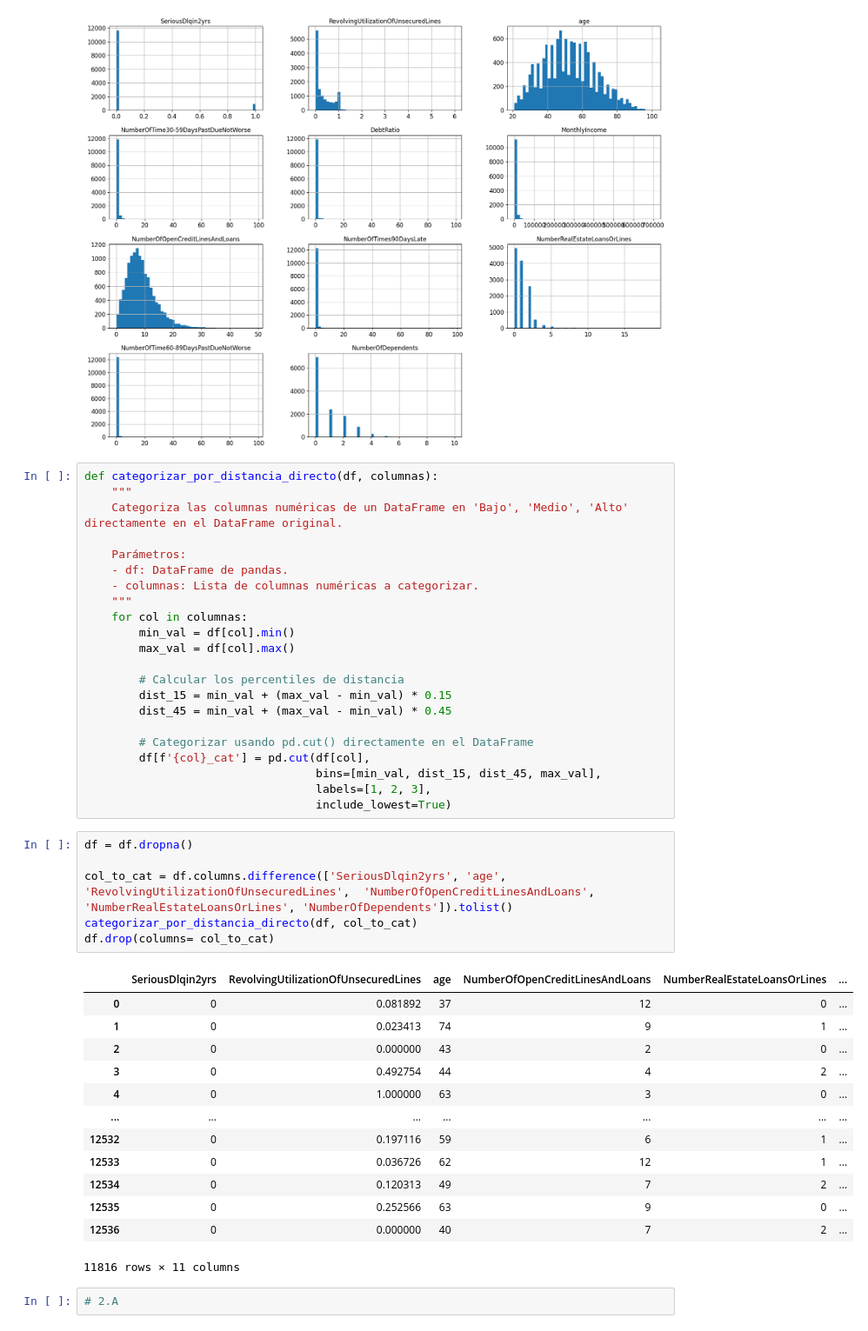
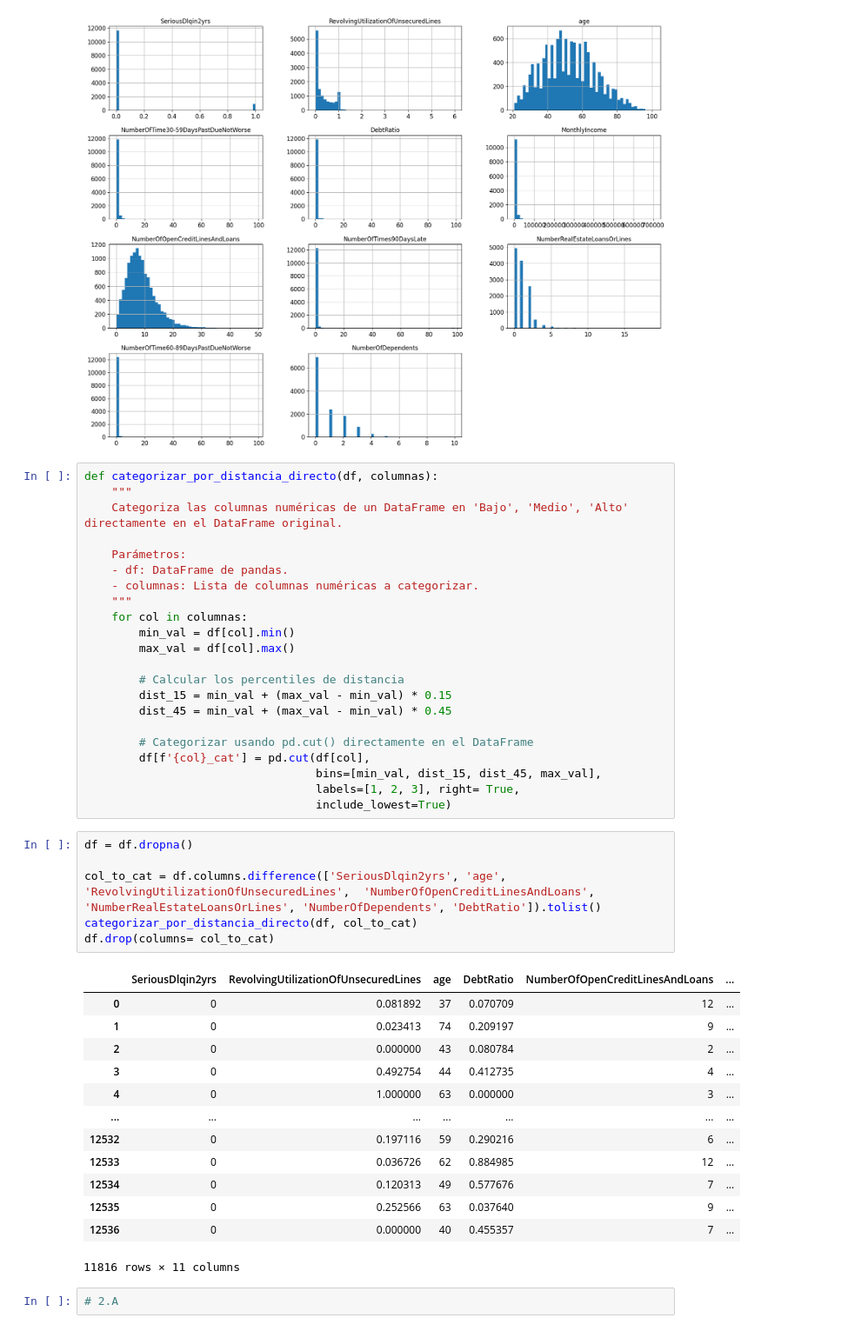
Before and after one commit to OKy9413/ONLINE_DS_THEBRIDGE_EXERSISES, a Jupyter notebook: 04_Machine_Learning/Sprint_16/Unidad_02/Practica_Obligatoria/18_Practica_Obligatoria_Seleccion_Features.ipynb, the cells around one changed output. Shown at 87% size. Drawn from its saved outputs; the diff is of its cells as text.

```diff
--- a/04_Machine_Learning/Sprint_16/Unidad_02/Practica_Obligatoria/18_Practica_Obligatoria_Seleccion_Features.ipynb
+++ b/04_Machine_Learning/Sprint_16/Unidad_02/Practica_Obligatoria/18_Practica_Obligatoria_Seleccion_Features.ipynb
@@ -103,27 +103,27 @@ def categorizar_por_distancia_directo(df, columnas):
         # Categorizar usando pd.cut() directamente en el DataFrame
         df[f'{col}_cat'] = pd.cut(df[col],
                                   bins=[min_val, dist_15, dist_45, max_val],
-                                  labels=[1, 2, 3],
+                                  labels=[1, 2, 3], right= True,
                                   include_lowest=True)
 # %%
 df = df.dropna()
 
-col_to_cat = df.columns.difference(['SeriousDlqin2yrs', 'age', 'RevolvingUtilizationOfUnsecuredLines',  'NumberOfOpenCreditLinesAndLoans', 'NumberRealEstateLoansOrLines', 'NumberOfDependents']).tolist()
+col_to_cat = df.columns.difference(['SeriousDlqin2yrs', 'age', 'RevolvingUtilizationOfUnsecuredLines',  'NumberOfOpenCreditLinesAndLoans', 'NumberRealEstateLoansOrLines', 'NumberOfDependents', 'DebtRatio']).tolist()
 categorizar_por_distancia_directo(df, col_to_cat)
 df.drop(columns= col_to_cat)
 # %% [output]
-|  | SeriousDlqin2yrs | RevolvingUtilizationOfUnsecuredLines | age | NumberOfOpenCreditLinesAndLoans | NumberRealEstateLoansOrLines | ... |
-| 0 | 0 | 0.081892 | 37 | 12 | 0 | ... |
-| 1 | 0 | 0.023413 | 74 | 9 | 1 | ... |
-| 2 | 0 | 0.000000 | 43 | 2 | 0 | ... |
-| 3 | 0 | 0.492754 | 44 | 4 | 2 | ... |
-| 4 | 0 | 1.000000 | 63 | 3 | 0 | ... |
+|  | SeriousDlqin2yrs | RevolvingUtilizationOfUnsecuredLines | age | DebtRatio | NumberOfOpenCreditLinesAndLoans | ... |
+| 0 | 0 | 0.081892 | 37 | 0.070709 | 12 | ... |
+| 1 | 0 | 0.023413 | 74 | 0.209197 | 9 | ... |
+| 2 | 0 | 0.000000 | 43 | 0.080784 | 2 | ... |
+| 3 | 0 | 0.492754 | 44 | 0.412735 | 4 | ... |
+| 4 | 0 | 1.000000 | 63 | 0.000000 | 3 | ... |
 | ... | ... | ... | ... | ... | ... | ... |
-| 12532 | 0 | 0.197116 | 59 | 6 | 1 | ... |
-| 12533 | 0 | 0.036726 | 62 | 12 | 1 | ... |
-| 12534 | 0 | 0.120313 | 49 | 7 | 2 | ... |
-| 12535 | 0 | 0.252566 | 63 | 9 | 0 | ... |
-| 12536 | 0 | 0.000000 | 40 | 7 | 2 | ... |
+| 12532 | 0 | 0.197116 | 59 | 0.290216 | 6 | ... |
+| 12533 | 0 | 0.036726 | 62 | 0.884985 | 12 | ... |
+| 12534 | 0 | 0.120313 | 49 | 0.577676 | 7 | ... |
+| 12535 | 0 | 0.252566 | 63 | 0.037640 | 9 | ... |
+| 12536 | 0 | 0.000000 | 40 | 0.455357 | 7 | ... |
 11816 rows × 11 columns
 # %%
 # 2.A
```
Also changed, not shown: parts of 2 cells of this notebook, 1 other file.
